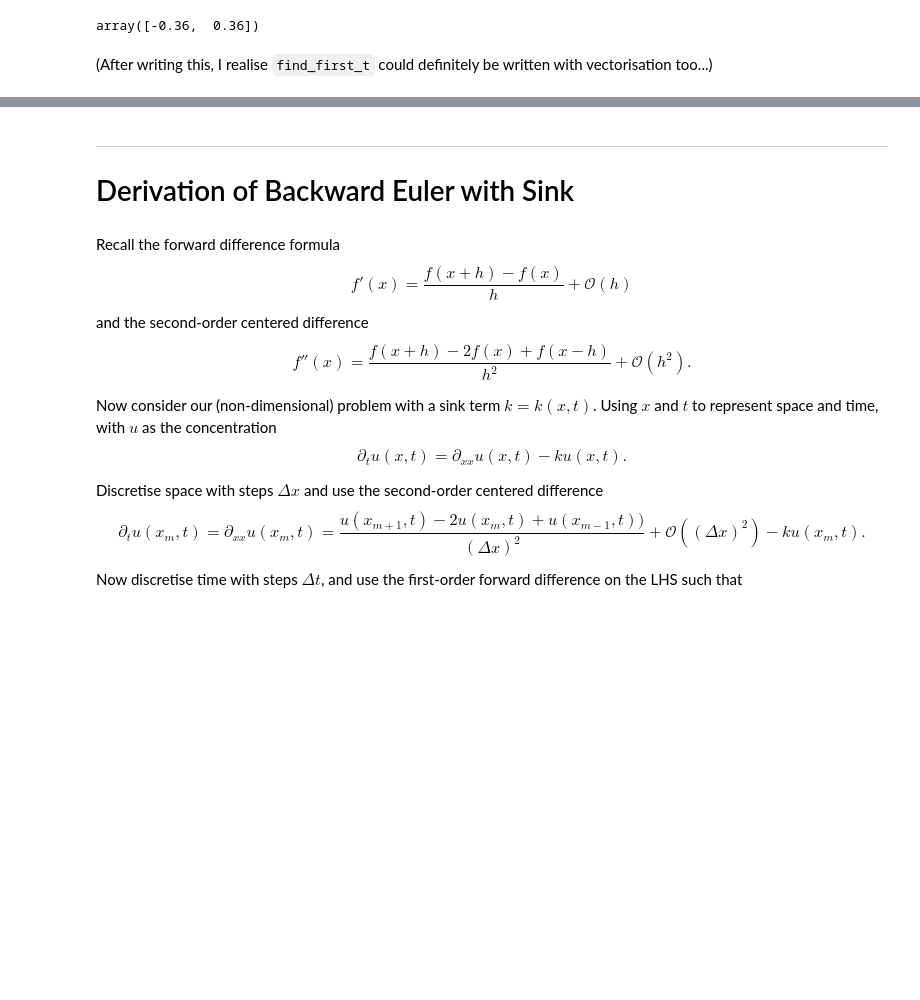
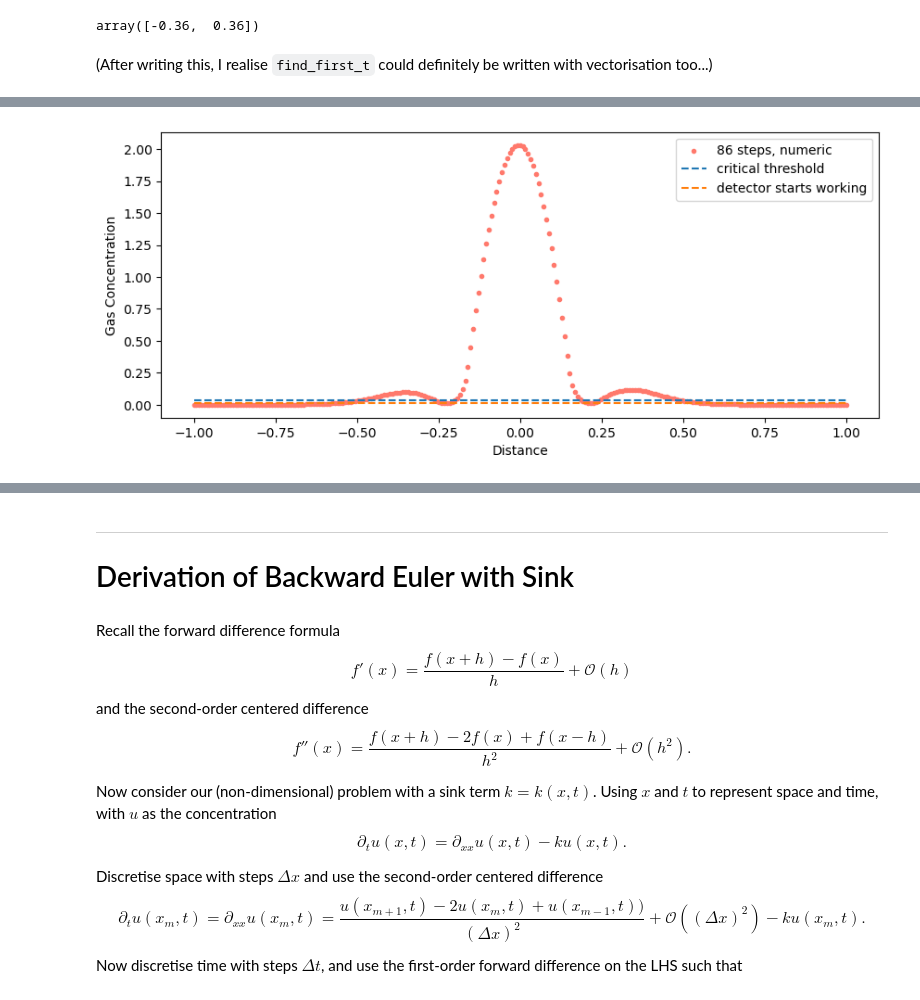
Before and after one commit to farellzev/uoe_industrial_p01, a Jupyter notebook: freds-project1.ipynb, the cells around one changed output, grey strips where cells are left out. Cells and saved outputs as stored; diff of their text form; code cells hidden in the pictures; blank space fills up the shorter version.

Commit message:
thresholding experiments (ammonia)

```diff
--- a/freds-project1.ipynb
+++ b/freds-project1.ipynb
@@ -185,9 +185,10 @@ def solve_diffusion(N, M, coeff_A):
     Output:
         U_sol (np matrix): the solution matrix
     """
-
     if (coeff_A.shape[0] != M + 1):
         raise ValueError(f'Need dimensions of coefficient matrix and space steps to match. Have {coeff_A.shape[0]} and {M+1}.')
+
+    x = np.linspace(-1, 1, M + 1)
 
     # add some validation that A is a sparse matrix: if (A. != "sparse")
 
@@ -590,0 +598,50 @@ array([-0.36,  0.36])
+# %%
+# --- Experiment 1: Ammonia (using data from ###) ----
+
+# Use a lot of time steps
+N, M = 5000, 500
+start_time, T = 0.01, 20
+xs = np.linspace(-1, 1, M + 1)
+ts = np.linspace(start_time, T, N + 1)
+
+dx, dt = xs[1] - x[0], ts[1] - ts[0]
+D = 0.01501
+
+# Constant in coefficient matrix C1 = (D *dt)/(dx**2)
+C1 = (D*dt)/(dx)**2
+
+# If we want to reuse
+def construct_original_A(M, C):
+    # Constructs the coefficient matrix A given the parameters.
+    main_diag = np.array(([1+2*C] * (M+1)))
+    super_diag = np.array([-2*C] + ([-C] * (M-1)))
+    sub_diag = np.array(([-C]*(M-1)) + [-2*C])
+
+    A = diags_array([main_diag, super_diag, sub_diag], offsets = [0, 1, -1], format = 'csr')
+    return A
+
+
+A_ammon = construct_original_A(M, C1)
+A_ammon_scrub1 = add_scrubbers(A_ammon, dt, dx, 50, 0.2)
+ammon_sol = solve_diffusion(N, M, A_ammon)
+ammon_sol_scrub1 = solve_diffusion(N, M, A_ammon_scrub1)
+
+A_ammon_scrub2 = add_scrubbers(A_ammon_scrub1, dt, dx, 50, -0.2)
+ammon_sol_scrub2 = solve_diffusion(N, M, A_ammon_scrub2)
+
+fig, ax = plt.subplots(1, 1, figsize = (10, 4))
+
+# Times to plot at can change
+times_ammon = [86]
+# plot_numeric(xs, ammon_sol, ax, times_ammon, title = "The 1D diffusion equation on [-1, 1] for Ammonia (non-dimensional).")
+# plot_numeric(xs, ammon_sol_scrub1, ax, times_ammon)
+plot_numeric(xs, ammon_sol_scrub2, ax, times_ammon)
+ax.plot(xs, [0.0348]*len(xs), linestyle = "dashed", label = "critical threshold")
+ax.plot(xs, [1/100]*len(xs), linestyle = "dashed", label = "detector starts working")
+# ax.set_ylim(0, 0.1)
+# ax.set_xlim(-0.75, -0.05)
+ax.legend(loc = "best")
+
+plt.show()
+# %% [output]
+[figure, added]
```
Also changed, not shown: parts of 6 cells of this notebook.
